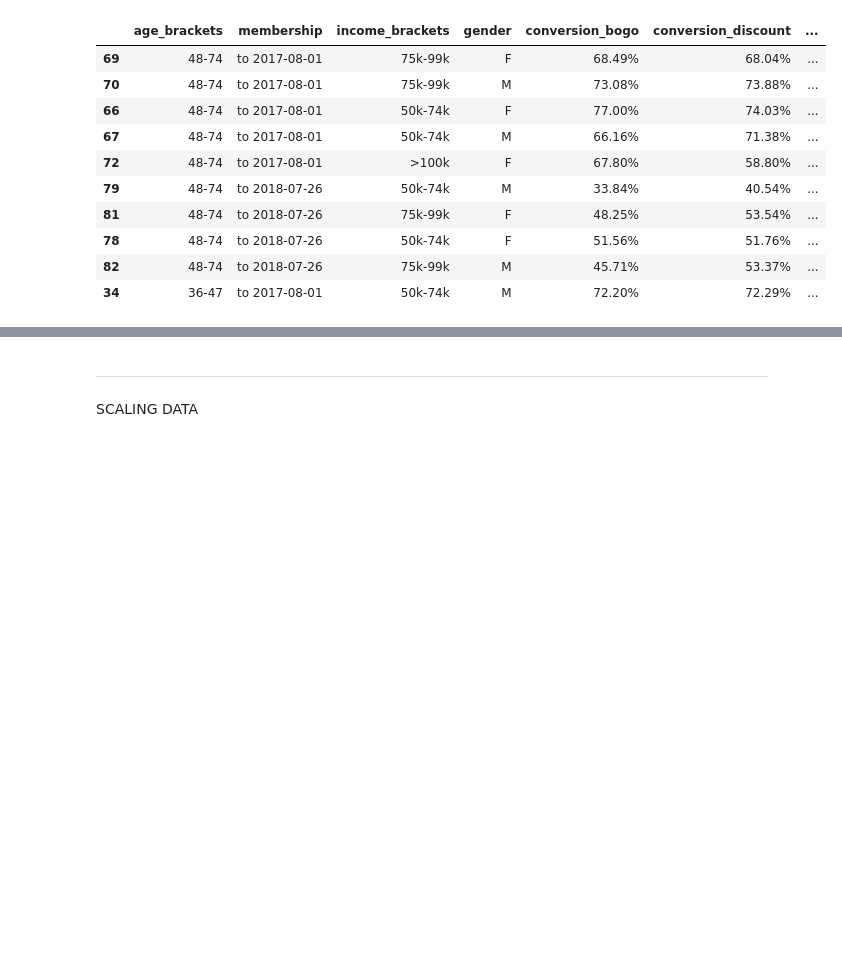
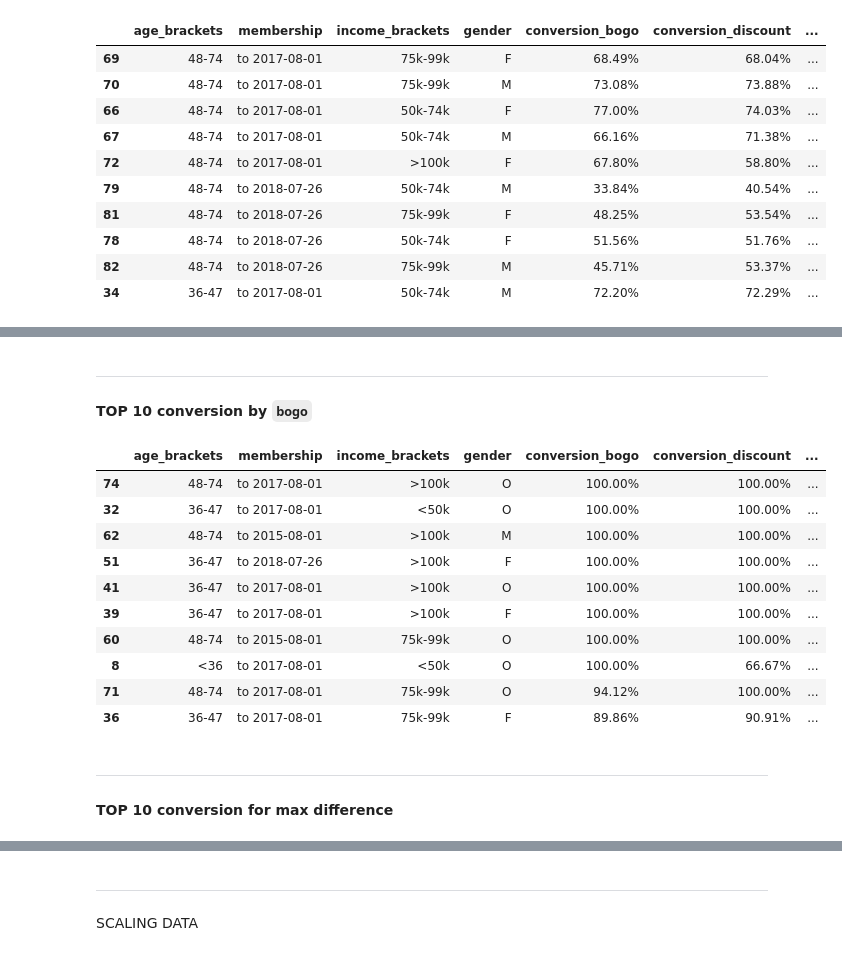
Before and after one commit to 6one2/StarbucksChallenge, a Jupyter notebook: devStarbucks.ipynb, the cells around one changed output, grey strips where cells are left out. Drawn from its saved outputs; the diff is of its cells as text; code cells hidden in the pictures; blank space fills up the shorter version.

```diff
--- a/devStarbucks.ipynb
+++ b/devStarbucks.ipynb
@@ -1124,0 +1122,27 @@ The autoreload extension is already loaded. To reload it, use:
+# %% [markdown]
+---
+#### __TOP 10 conversion by `bogo`__
+# %%
+results.sort_values('conversion_bogo', ascending=False)[:10]\
+    .style.format(
+        {
+            'conversion_bogo': "{:.2%}",
+            'conversion_discount': "{:.2%}",
+            'total_spending': "$ {:,.2f}"
+        }
+    )
+# %% [output]
+|  | age_brackets | membership | income_brackets | gender | conversion_bogo | conversion_discount | ... |
+| 74 | 48-74 | to 2017-08-01 | >100k | O | 100.00% | 100.00% | ... |
+| 32 | 36-47 | to 2017-08-01 | <50k | O | 100.00% | 100.00% | ... |
+| 62 | 48-74 | to 2015-08-01 | >100k | M | 100.00% | 100.00% | ... |
+| 51 | 36-47 | to 2018-07-26 | >100k | F | 100.00% | 100.00% | ... |
+| 41 | 36-47 | to 2017-08-01 | >100k | O | 100.00% | 100.00% | ... |
+| 39 | 36-47 | to 2017-08-01 | >100k | F | 100.00% | 100.00% | ... |
+| 60 | 48-74 | to 2015-08-01 | 75k-99k | O | 100.00% | 100.00% | ... |
+| 8 | <36 | to 2017-08-01 | <50k | O | 100.00% | 66.67% | ... |
+| 71 | 48-74 | to 2017-08-01 | 75k-99k | O | 94.12% | 100.00% | ... |
+| 36 | 36-47 | to 2017-08-01 | 75k-99k | F | 89.86% | 90.91% | ... |
+# %% [markdown]
+---
+#### __TOP 10 conversion for max difference__
```
Also changed, not shown: parts of 10 cells of this notebook, 2 other files.
